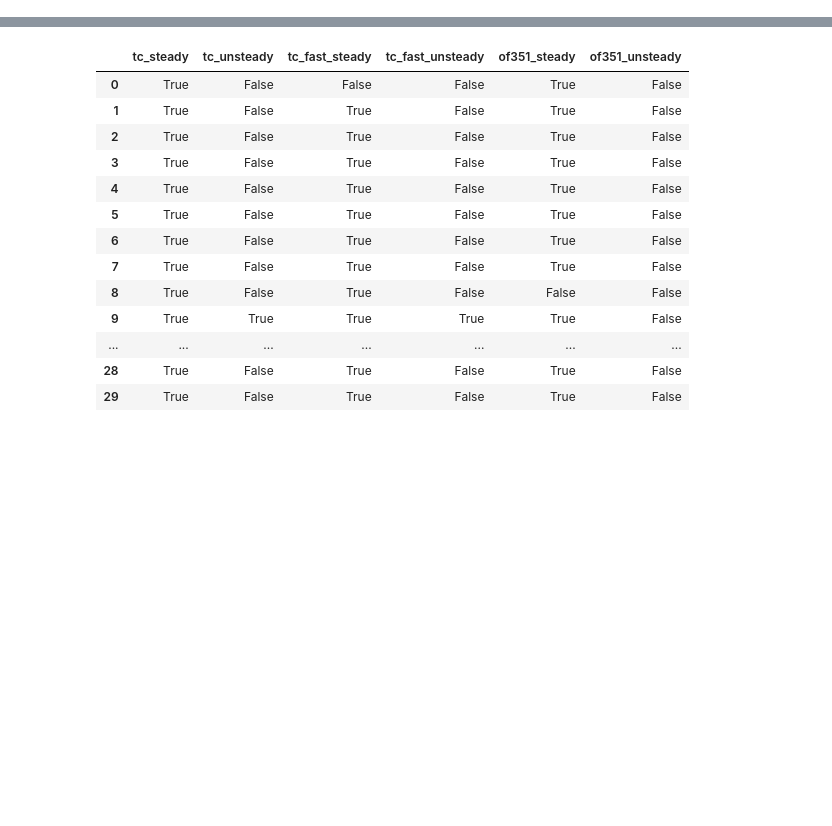
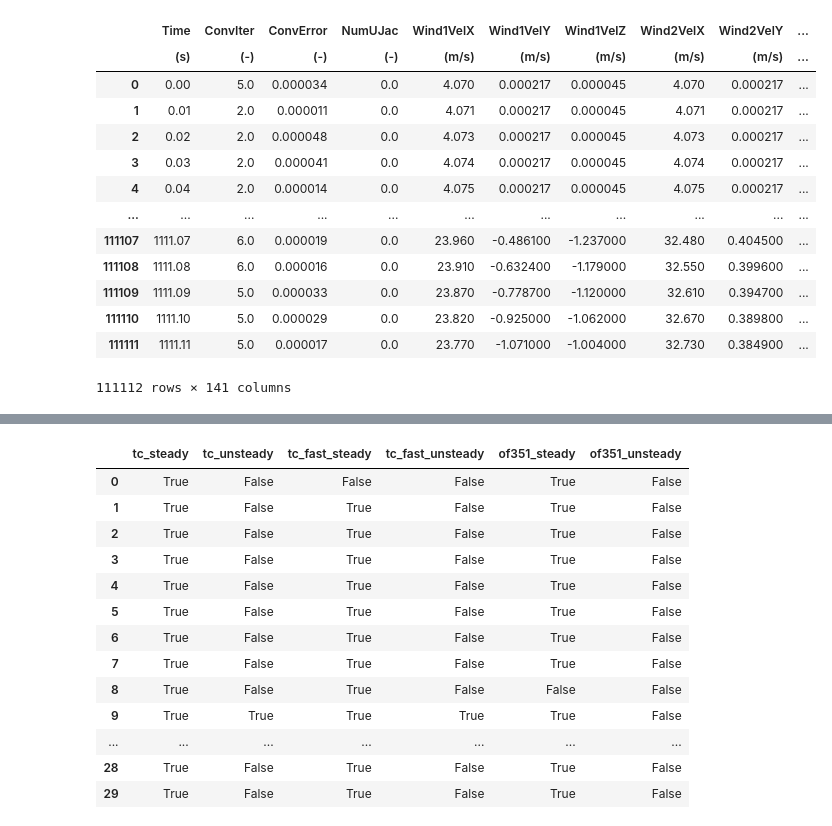
Before and after one commit to mayankchetan/typhoon-loads-scripts, a Jupyter notebook: yaw-UA-of-sweep.ipynb, the cells around one changed output, grey strips where cells are left out. Cells and saved outputs as stored; diff of their text form; code cells hidden in the pictures; blank space fills up the shorter version.

```diff
--- a/yaw-UA-of-sweep.ipynb
+++ b/yaw-UA-of-sweep.ipynb
@@ -113,5 +111,23 @@ for file in os.listdir(of351_unsteady):
 # %%
 df[('Time', '(s)')][len(df[('Time', '(s)')]) - 1]
+# %%
+df_test = pd.read_csv('/Users/mchetan/Desktop/nrel/storm/eagleData/31JAN24/steady/storm-test_00.csv',sep='\t', header=[0,1])
+df_test
+# %% [output]
+|  | Time | ConvIter | ConvError | NumUJac | Wind1VelX | Wind1VelY | Wind1VelZ | Wind2VelX | Wind2VelY | ... |
+|  | (s) | (-) | (-) | (-) | (m/s) | (m/s) | (m/s) | (m/s) | (m/s) | ... |
+| 0 | 0.00 | 5.0 | 0.000034 | 0.0 | 4.070 | 0.000217 | 0.000045 | 4.070 | 0.000217 | ... |
+| 1 | 0.01 | 2.0 | 0.000011 | 0.0 | 4.071 | 0.000217 | 0.000045 | 4.071 | 0.000217 | ... |
+| 2 | 0.02 | 2.0 | 0.000048 | 0.0 | 4.073 | 0.000217 | 0.000045 | 4.073 | 0.000217 | ... |
+| 3 | 0.03 | 2.0 | 0.000041 | 0.0 | 4.074 | 0.000217 | 0.000045 | 4.074 | 0.000217 | ... |
+| 4 | 0.04 | 2.0 | 0.000014 | 0.0 | 4.075 | 0.000217 | 0.000045 | 4.075 | 0.000217 | ... |
+| ... | ... | ... | ... | ... | ... | ... | ... | ... | ... | ... |
+| 111107 | 1111.07 | 6.0 | 0.000019 | 0.0 | 23.960 | -0.486100 | -1.237000 | 32.480 | 0.404500 | ... |
+| 111108 | 1111.08 | 6.0 | 0.000016 | 0.0 | 23.910 | -0.632400 | -1.179000 | 32.550 | 0.399600 | ... |
+| 111109 | 1111.09 | 5.0 | 0.000033 | 0.0 | 23.870 | -0.778700 | -1.120000 | 32.610 | 0.394700 | ... |
+| 111110 | 1111.10 | 5.0 | 0.000029 | 0.0 | 23.820 | -0.925000 | -1.062000 | 32.670 | 0.389800 | ... |
+| 111111 | 1111.11 | 5.0 | 0.000017 | 0.0 | 23.770 | -1.071000 | -1.004000 | 32.730 | 0.384900 | ... |
+111112 rows × 141 columns
 # %%
 # process and save all the stats for all the folders
 
```
Also changed, not shown: parts of 4 cells of this notebook, 1 other file.
